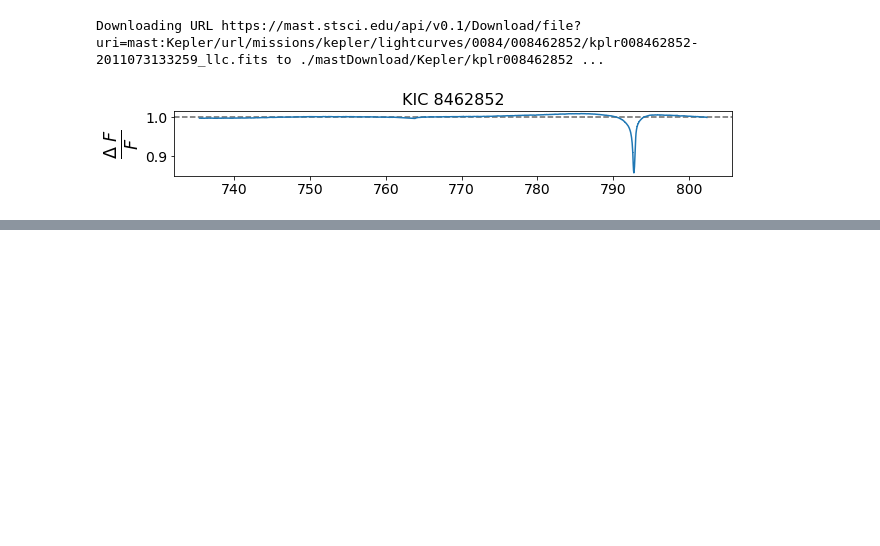
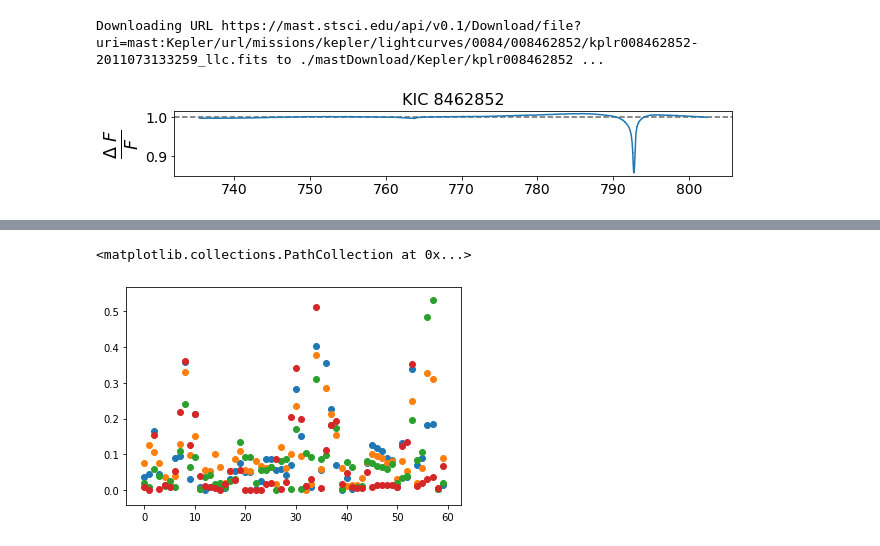
Before and after one commit to d-giles/KeplerML, a Jupyter notebook: notebooks/Scoring_parameters.ipynb, the cells around one changed output, grey strips where cells are left out. Cells and saved outputs as stored; diff of their text form; code cells hidden in the pictures; blank space fills up the shorter version.

```diff
--- a/notebooks/Scoring_parameters.ipynb
+++ b/notebooks/Scoring_parameters.ipynb
@@ -1392,0 +1558,8 @@ file_df.head().iloc[:,:3].to_csv('llc_files')
+# %%
+plt.scatter(range(60), abs(pca4.components_[8]))
+plt.scatter(range(60), abs(pca8.components_[8]))
+plt.scatter(range(60),abs(pca11.components_[8]))
+plt.scatter(range(60),abs(pca16.components_[8]))
+# %% [output]
+<matplotlib.collections.PathCollection at 0x...>
+[figure, added]
```
Also changed, not shown: parts of 29 cells of this notebook.
